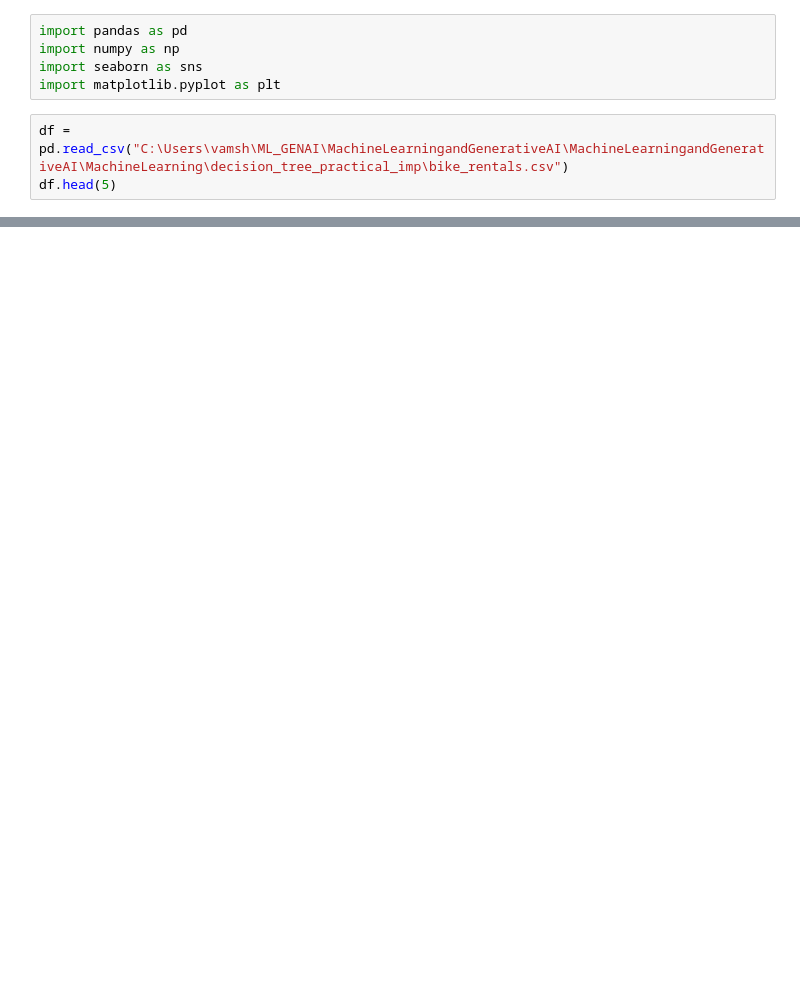
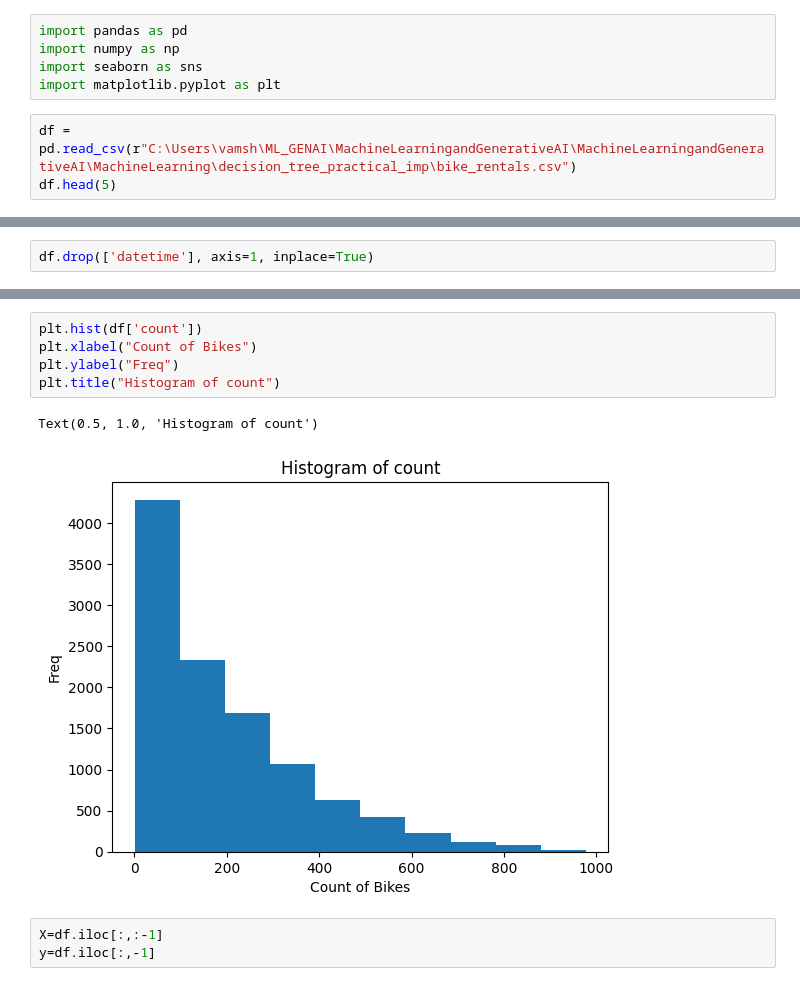
Before and after one commit to vamshisaideep9/MachineLearningandGenerativeAI, a Jupyter notebook: MachineLearning/decision_tree_practical_imp/decision_tree_regressor.ipynb, the cells around one changed output, grey strips where cells are left out. Drawn from its saved outputs; the diff is of its cells as text; blank space fills up the shorter version.

```diff
--- a/MachineLearning/decision_tree_practical_imp/decision_tree_regressor.ipynb
+++ b/MachineLearning/decision_tree_practical_imp/decision_tree_regressor.ipynb
@@ -4,6 +4,6 @@ import numpy as np
 import seaborn as sns
 import matplotlib.pyplot as plt
 # %%
-df = pd.read_csv("C:\Users\vamsh\ML_GENAI\MachineLearningandGenerativeAI\MachineLearningandGenerativeAI\MachineLearning\decision_tree_practical_imp\bike_rentals.csv")
+df = pd.read_csv(r"C:\Users\vamsh\ML_GENAI\MachineLearningandGenerativeAI\MachineLearningandGenerativeAI\MachineLearning\decision_tree_practical_imp\bike_rentals.csv")
 df.head(5)
 # %% [output]
@@ -10,0 +48,2 @@ FileNotFoundError: [Errno 2] No such file or directory: 'MachineLearning/decisio
+# %%
+df.drop(['datetime'], axis=1, inplace=True)
@@ -10,0 +59,11 @@ FileNotFoundError: [Errno 2] No such file or directory: 'MachineLearning/decisio
+# %%
+plt.hist(df['count'])
+plt.xlabel("Count of Bikes")
+plt.ylabel("Freq")
+plt.title("Histogram of count")
+# %% [output]
+Text(0.5, 1.0, 'Histogram of count')
+[figure, added]
+# %%
+X=df.iloc[:,:-1]
+y=df.iloc[:,-1]
```
Also changed, not shown: parts of 16 cells of this notebook, 8 other files.
